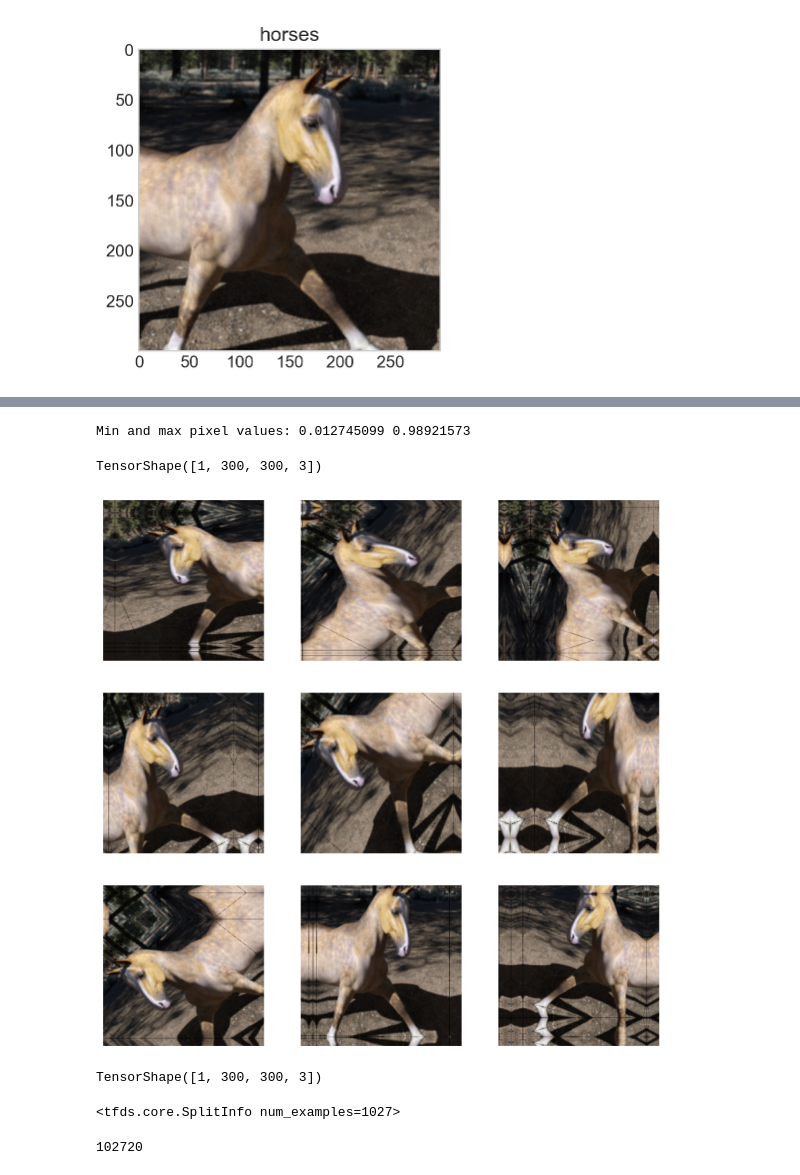
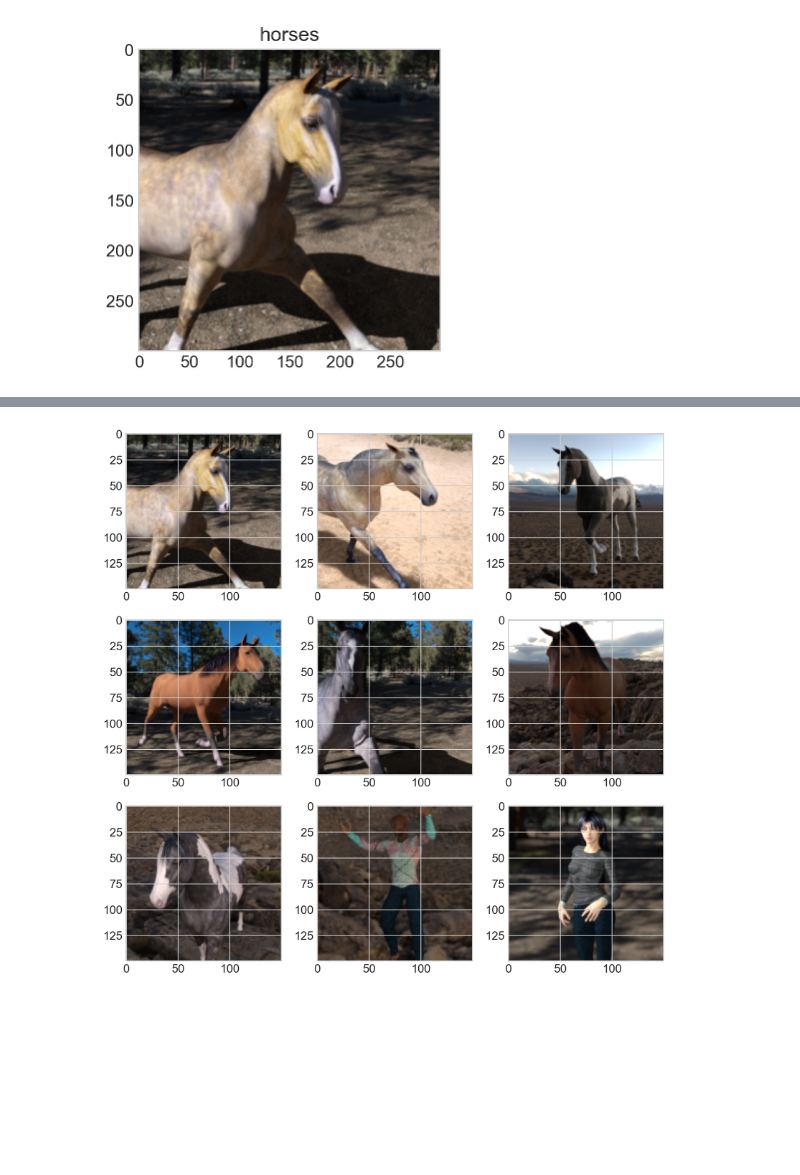
Before and after one commit to geraldgong/Models, a Jupyter notebook: Image_Classification/image_classification.ipynb, the cells around one changed output, grey strips where cells are left out. Drawn from its saved outputs; the diff is of its cells as text; code cells hidden in the pictures; blank space fills up the shorter version.

```diff
--- a/Image_Classification/image_classification.ipynb
+++ b/Image_Classification/image_classification.ipynb
@@ -87,4 +78,0 @@ plt.grid(False)
-# %%
-print("Min and max pixel values:", result.numpy().min(), result.numpy().max())
-# %% [output]
-Min and max pixel values: 0.012745099 0.98921573
@@ -98,22 +107,12 @@ data_augmentation = tf.keras.Sequential([
                                                                       0.2)),
     layers.experimental.preprocessing.RandomZoom(0.2, 0.2),
 ])
-# %%
-# Add the image to a batch
-image = tf.expand_dims(image, 0)
-image.shape
-# %% [output]
-TensorShape([1, 300, 300, 3])
 # %%
 plt.figure(figsize=(10, 10))
-for i in range(9):
-    augmented_image = data_augmentation(image)
-    ax = plt.subplot(3, 3, i + 1)
-    plt.imshow(augmented_image[0])
-    plt.axis("off")
+count = 0
+for i, label in train_ds.take(9):
+    ax = plt.subplot(3, 3, count + 1)
+    count += 1
+    plt.imshow(i)
 # %% [output]
-[figure, old version]
+[figure, new version]
-# %%
-augmented_image.shape
-# %% [output]
-TensorShape([1, 300, 300, 3])
@@ -145,8 +118,0 @@ train_dataset = tfds_imgen(train_ds.as_numpy_iterator(),
-# %%
-info.splits['train']
-# %% [output]
-<tfds.core.SplitInfo num_examples=1027>
-# %%
-102720
-# %% [output]
-102720
```
Also changed, not shown: parts of 18 cells of this notebook.
